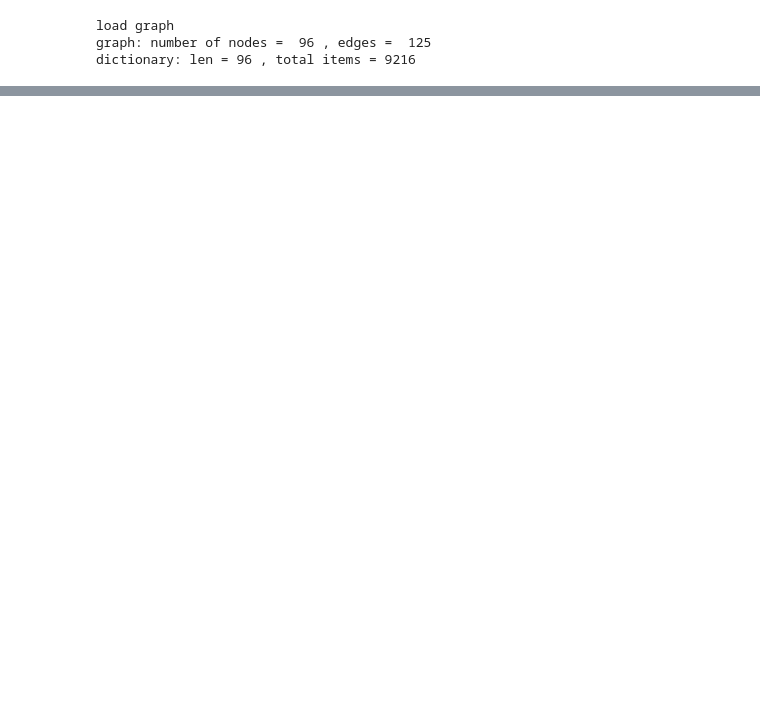
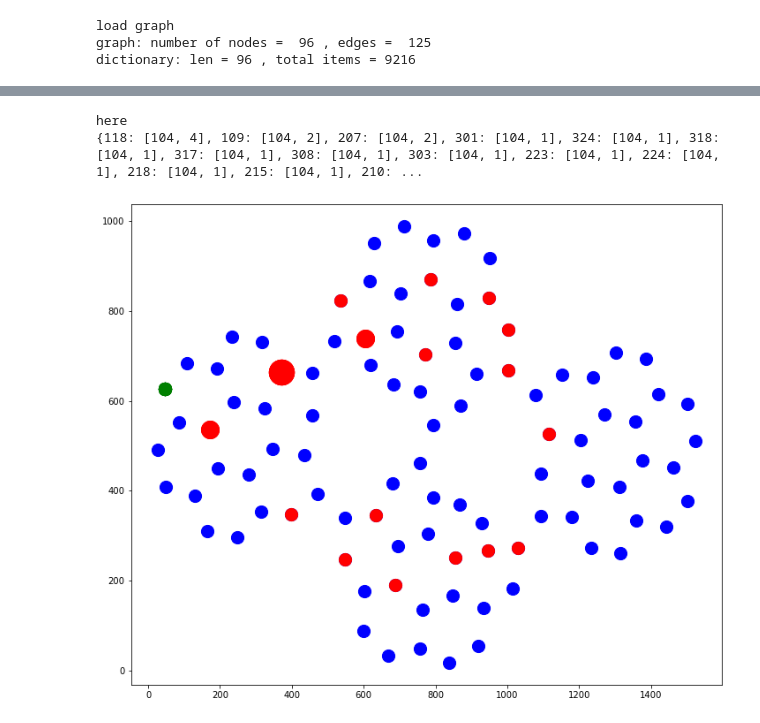
Before and after one commit to fstella/HM-Rat-Trajectories, a Jupyter notebook: Rat_HM_SpeedTrans.ipynb, the cells around one changed output, grey strips where cells are left out. Saved outputs shown, nothing was run; the diff lists cells and outputs as text; code cells hidden in the pictures; blank space fills up the shorter version.

```diff
--- a/Rat_HM_SpeedTrans.ipynb
+++ b/Rat_HM_SpeedTrans.ipynb
@@ -321,0 +307,32 @@ for tr in range(dataFram.shape[0]):
+# %%
+v=0
+dictFtry = dictF.set_index('intersection_node').T.to_dict('list')
+
+for i in (dataFram['goal_node'].unique()):
+    d_subset = {key: value for key, value in dictFtry.items() if i in value}
+    print(d_subset)
+    n = dataFram.loc[dataFram['goal_node']==i]
+    plt.figure(figsize=(12,10))
+
+    for nn in pos.keys():
+        plt.scatter(pos[nn][0],pos[nn][1],s=200,c='b')
+
+    for tr in range(len(n)):
+        node_lbls = n.loc[tr+v,'intersection_node']
+        node_goal = n.loc[tr+v,'goal_node']
+
+        if(node_lbls in d_subset):
+            p = 200*np.array(d_subset[node_lbls][1])
+            plt.scatter(pos[str(node_lbls)][0],pos[str(node_lbls)][1],s=p,c='red')#
+            plt.scatter(pos[str(node_goal)][0],pos[str(node_goal)][1],s=200,c='green')#
+    v+=len(n)
+    plt.show()
+
+#Generalizeer naar alles van een rat (of sessie) in een plot. Dat kan door een dictionary te maken van de aantal keer dat iets een intersectiepunt is.
+#Daarna kijken of je de grootte van de bolletjes kan laten uitmaken voor wanneer iets vaak voorkomt.
+#Daarna, doen voor alle animals.
+#We willen uiteindelijk zien of de dieren altijd bij dezelfde cue uitvogelen waar ze zijn, of altijd op X stappen vanaf de goal location. En we willen kijken hoevaak ze de bruggen gebruiken.
+# %% [output]
+here
+{118: [104, 4], 109: [104, 2], 207: [104, 2], 301: [104, 1], 324: [104, 1], 318: [104, 1], 317: [104, 1], 308: [104, 1], 303: [104, 1], 223: [104, 1], 224: [104, 1], 218: [104, 1], 215: [104, 1], 210: ...
+[figure, added]
```
Also changed, not shown: parts of 6 cells of this notebook.
